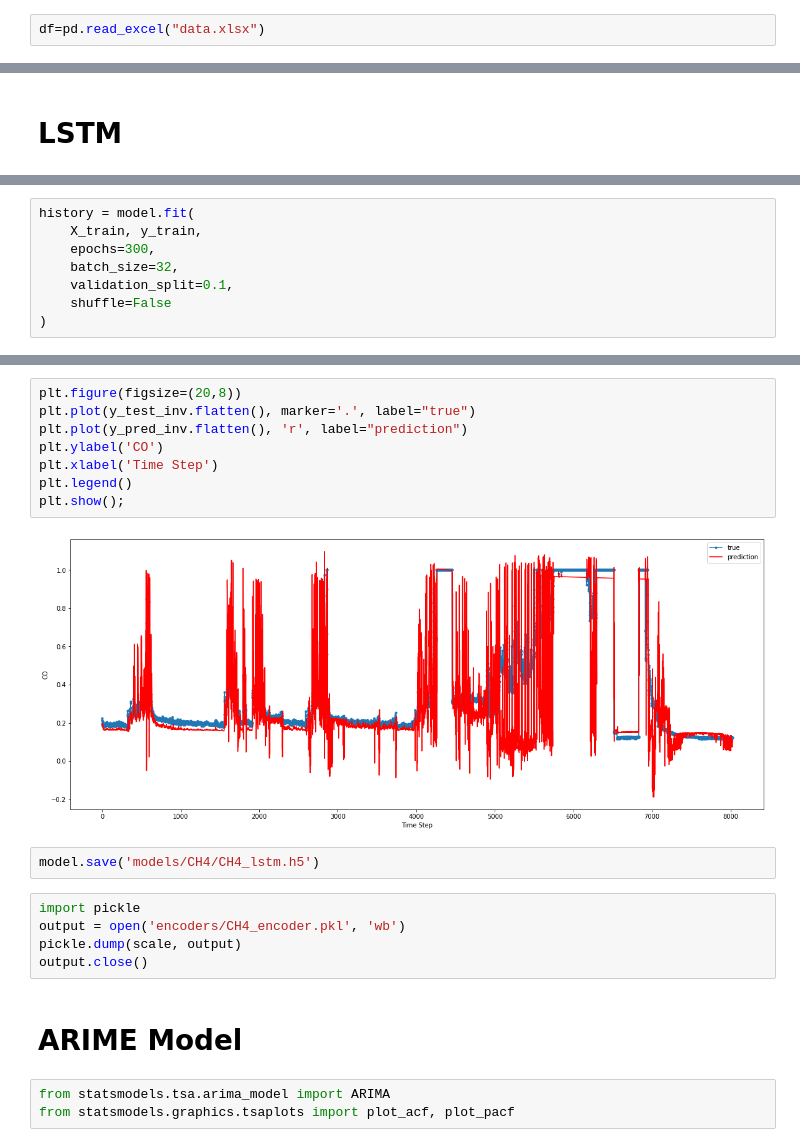
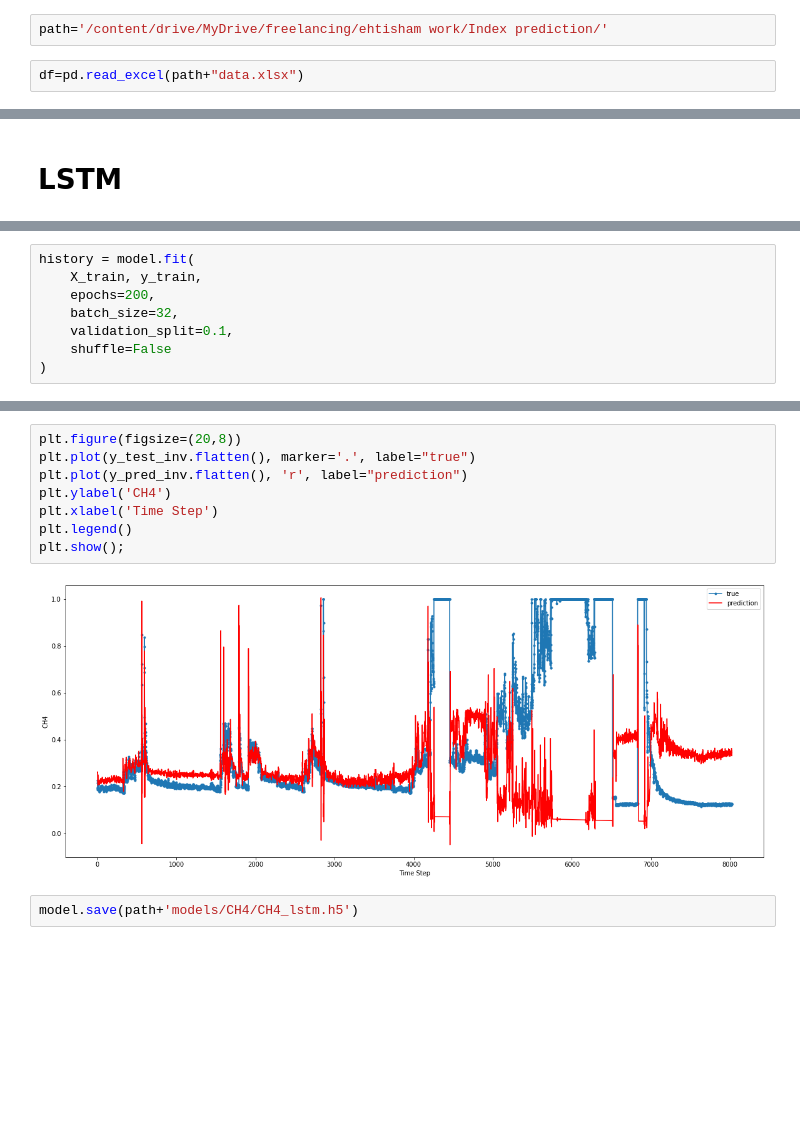
Before and after one commit to CodeWithEhtisham/Index-prediction, a Jupyter notebook: CH4_prediction.ipynb, the cells around one changed output, grey strips where cells are left out. Cells and saved outputs as stored; diff of their text form; blank space fills up the shorter version.

```diff
--- a/CH4_prediction.ipynb
+++ b/CH4_prediction.ipynb
@@ -10,5 +15,7 @@ import os
+# %%
+path='/content/drive/MyDrive/freelancing/ehtisham work/Index prediction/'
 # %%
-df=pd.read_excel("data.xlsx")
+df=pd.read_excel(path+"data.xlsx")
 # %%
 df.head()
 # %% [output]
@@ -452,7 +456,7 @@ To enable them in other operations, rebuild TensorFlow with the appropriate comp
 # %%
 history = model.fit(
     X_train, y_train,
-    epochs=300,
+    epochs=200,
     batch_size=32,
     validation_split=0.1,
     shuffle=False
@@ -500,22 +504,12 @@ plt.show();
 # %%
 plt.figure(figsize=(20,8))
 plt.plot(y_test_inv.flatten(), marker='.', label="true")
 plt.plot(y_pred_inv.flatten(), 'r', label="prediction")
-plt.ylabel('CO')
+plt.ylabel('CH4')
 plt.xlabel('Time Step')
 plt.legend()
 plt.show();
 # %% [output]
-[figure, old version]
+[figure, new version]
-# %%
-model.save('models/CH4/CH4_lstm.h5')
-# %%
-import pickle
-output = open('encoders/CH4_encoder.pkl', 'wb')
-pickle.dump(scale, output)
-output.close()
-# %% [markdown]
-# ARIME Model
 # %%
-from statsmodels.tsa.arima_model import ARIMA
-from statsmodels.graphics.tsaplots import plot_acf, plot_pacf
+model.save(path+'models/CH4/CH4_lstm.h5')
```
Also changed, not shown: parts of 55 cells of this notebook, 24 other files.
